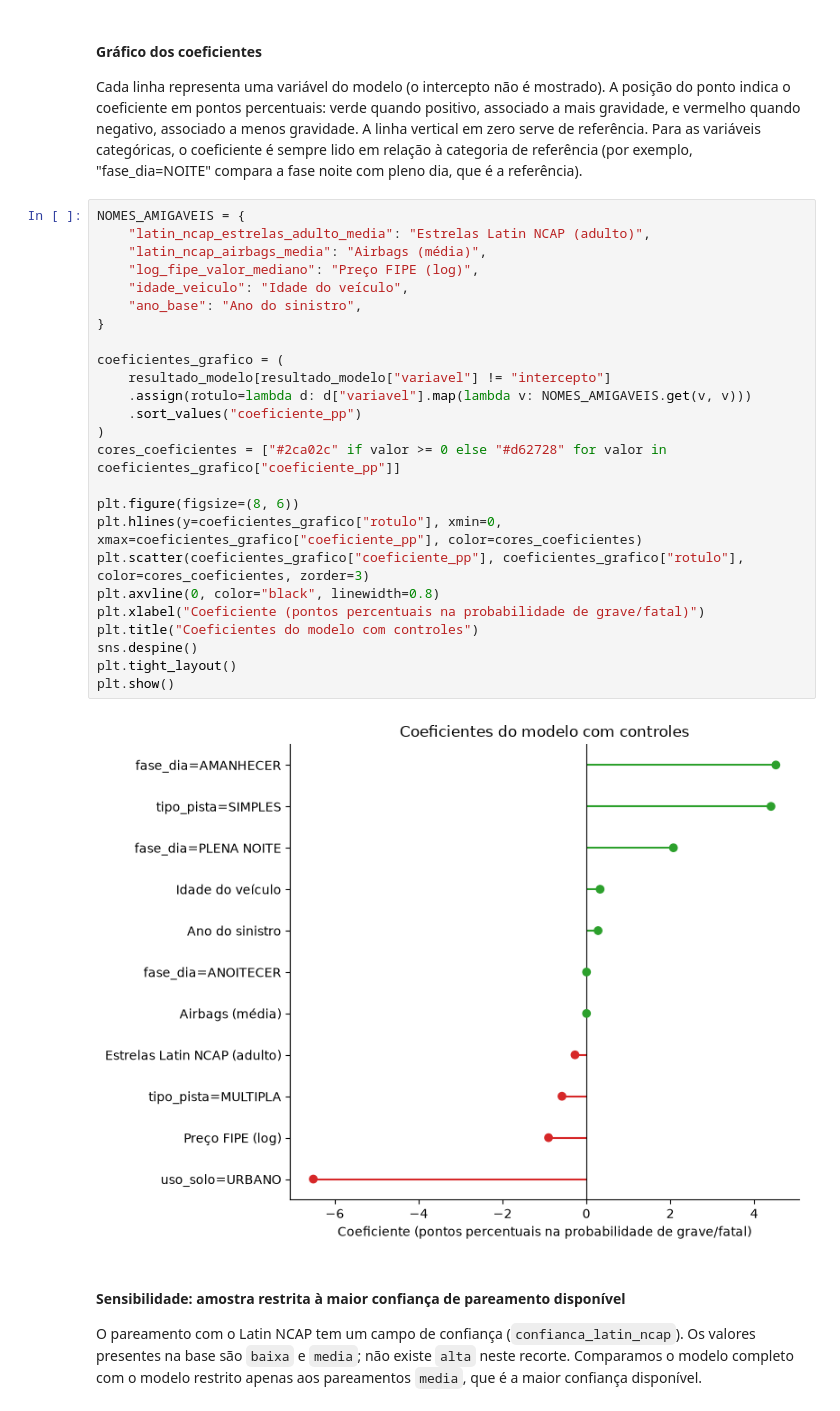
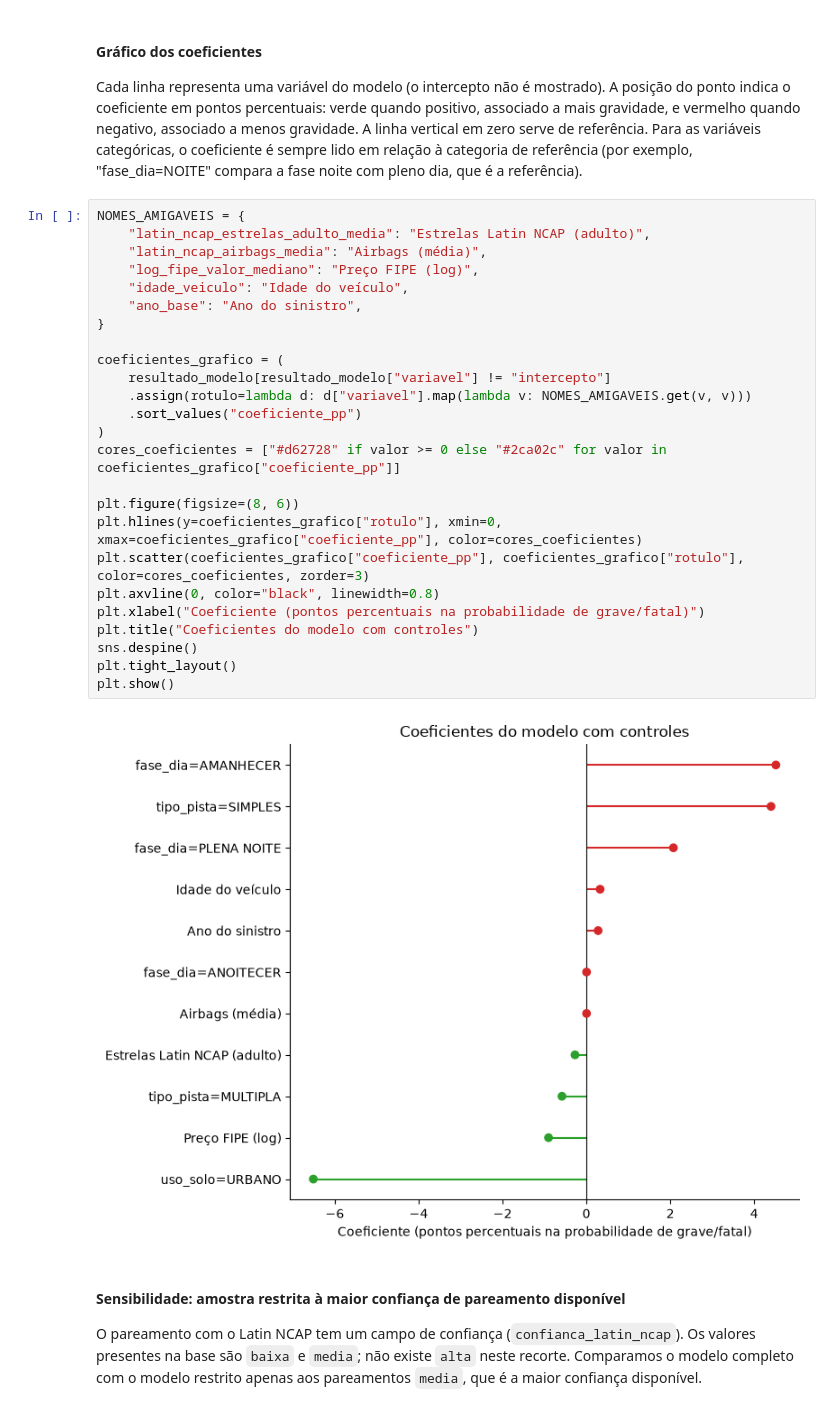
Before and after one commit to ju-caju/analise-seguranca-veicular-prf, a Jupyter notebook: notebooks/relatorio-final.ipynb, the cells around one changed output. Saved outputs shown, nothing was run; the diff lists cells and outputs as text.

```diff
--- a/notebooks/relatorio-final.ipynb
+++ b/notebooks/relatorio-final.ipynb
@@ -944,30 +945,30 @@ Cada linha representa uma variável do modelo (o intercepto não é mostrado). A
 # %%
 NOMES_AMIGAVEIS = {
     "latin_ncap_estrelas_adulto_media": "Estrelas Latin NCAP (adulto)",
     "latin_ncap_airbags_media": "Airbags (média)",
     "log_fipe_valor_mediano": "Preço FIPE (log)",
     "idade_veiculo": "Idade do veículo",
     "ano_base": "Ano do sinistro",
 }
 
 coeficientes_grafico = (
     resultado_modelo[resultado_modelo["variavel"] != "intercepto"]
     .assign(rotulo=lambda d: d["variavel"].map(lambda v: NOMES_AMIGAVEIS.get(v, v)))
     .sort_values("coeficiente_pp")
 )
-cores_coeficientes = ["#2ca02c" if valor >= 0 else "#d62728" for valor in coeficientes_grafico["coeficiente_pp"]]
+cores_coeficientes = ["#d62728" if valor >= 0 else "#2ca02c" for valor in coeficientes_grafico["coeficiente_pp"]]
 
 plt.figure(figsize=(8, 6))
 plt.hlines(y=coeficientes_grafico["rotulo"], xmin=0, xmax=coeficientes_grafico["coeficiente_pp"], color=cores_coeficientes)
 plt.scatter(coeficientes_grafico["coeficiente_pp"], coeficientes_grafico["rotulo"], color=cores_coeficientes, zorder=3)
 plt.axvline(0, color="black", linewidth=0.8)
 plt.xlabel("Coeficiente (pontos percentuais na probabilidade de grave/fatal)")
 plt.title("Coeficientes do modelo com controles")
 sns.despine()
 plt.tight_layout()
 plt.show()
 # %% [output]
-[figure, old version]
+[figure, new version]
 # %% [markdown]
 #### Sensibilidade: amostra restrita à maior confiança de pareamento disponível
 
```
Also changed, not shown: parts of 3 cells of this notebook.
